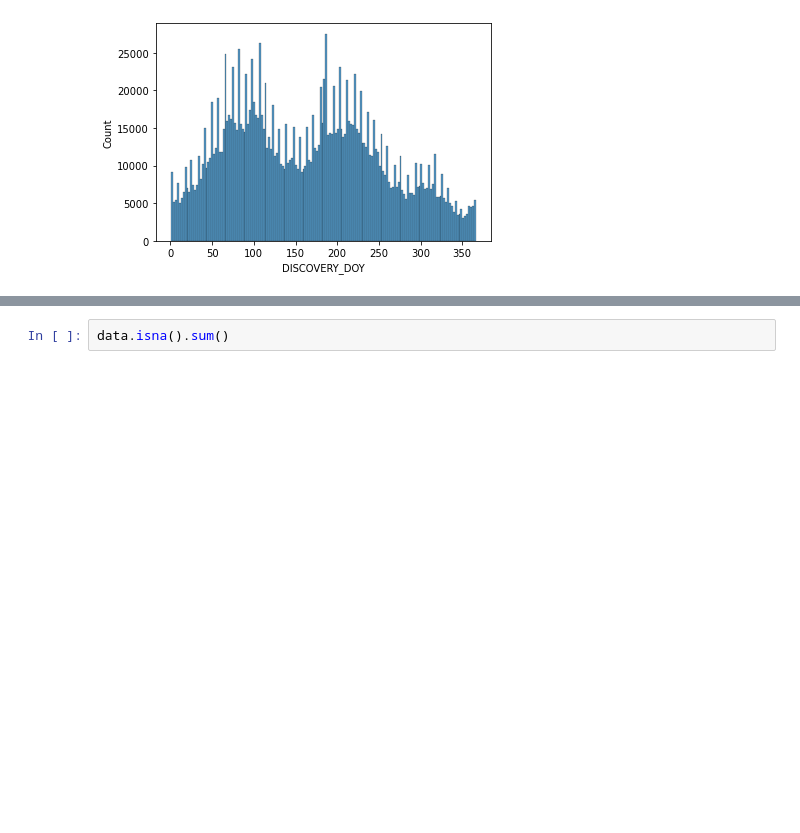
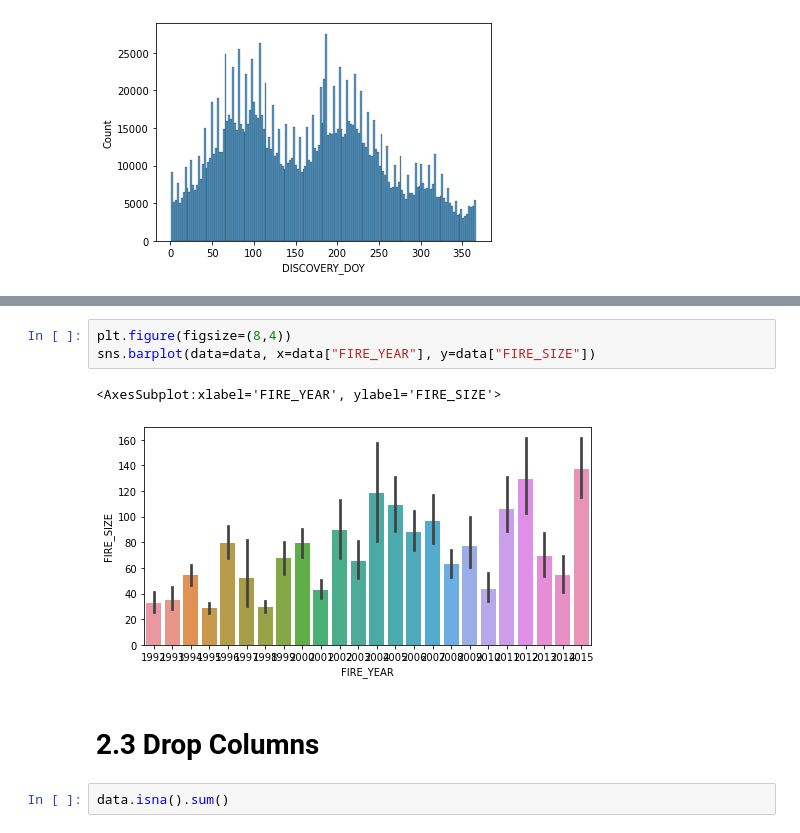
Before and after one commit to dianehkim/Forest-Fires-Time-Series-Forecast, a Jupyter notebook: DS440_model.ipynb, the cells around one changed output, grey strips where cells are left out. Drawn from its saved outputs; the diff is of its cells as text; blank space fills up the shorter version.

```diff
--- a/DS440_model.ipynb
+++ b/DS440_model.ipynb
@@ -119,3 +130,11 @@ sns.countplot(data["STATE"])
+# %%
+plt.figure(figsize=(8,4))
+sns.barplot(data=data, x=data["FIRE_YEAR"], y=data["FIRE_SIZE"])
+# %% [output]
+<AxesSubplot:xlabel='FIRE_YEAR', ylabel='FIRE_SIZE'>
+[figure, added]
+# %% [markdown]
+# 2.3 Drop Columns
 # %%
 data.isna().sum()
 # %% [output]
```
Also changed, not shown: parts of 49 cells of this notebook.
